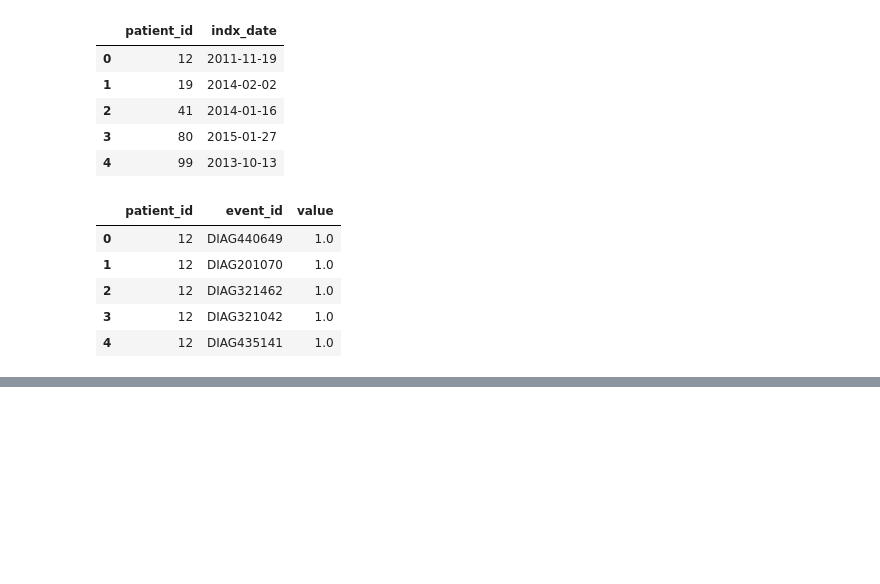
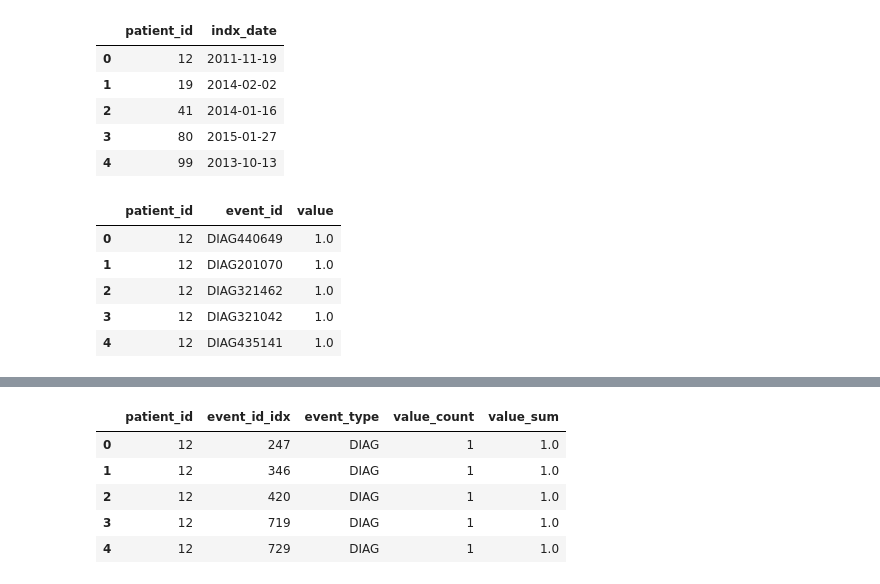
Before and after one commit to VincentLa/GeorgiaTech, a Jupyter notebook: cse6250/903178639-vla6-hw1/Homework1.ipynb, the cells around one changed output, grey strips where cells are left out. Drawn from its saved outputs; the diff is of its cells as text; code cells hidden in the pictures; blank space fills up the shorter version.

```diff
--- a/cse6250/903178639-vla6-hw1/Homework1.ipynb
+++ b/cse6250/903178639-vla6-hw1/Homework1.ipynb
@@ -314,0 +364,18 @@ filtered_events.head()
+# %%
+events_grouped = events_remove_na[['patient_id', 'event_id_idx', 'event_type', 'value']].groupby(['patient_id', 'event_id_idx', 'event_type'])\
+                                                                                        .agg({'value': ['count', 'sum']})
+
+# Neat trick to collapse the hierarchical columns returned by groupby to single column
+events_grouped.columns = ['_'.join(col).strip() for col in events_grouped.columns.values]
+
+# reset index
+events_grouped.reset_index(inplace=True)
+# %%
+events_grouped.head()
+# %% [output]
+|  | patient_id | event_id_idx | event_type | value_count | value_sum |
+| 0 | 12 | 247 | DIAG | 1 | 1.0 |
+| 1 | 12 | 346 | DIAG | 1 | 1.0 |
+| 2 | 12 | 420 | DIAG | 1 | 1.0 |
+| 3 | 12 | 719 | DIAG | 1 | 1.0 |
+| 4 | 12 | 729 | DIAG | 1 | 1.0 |
```
Also changed, not shown: parts of 17 cells of this notebook, 2 other files.
